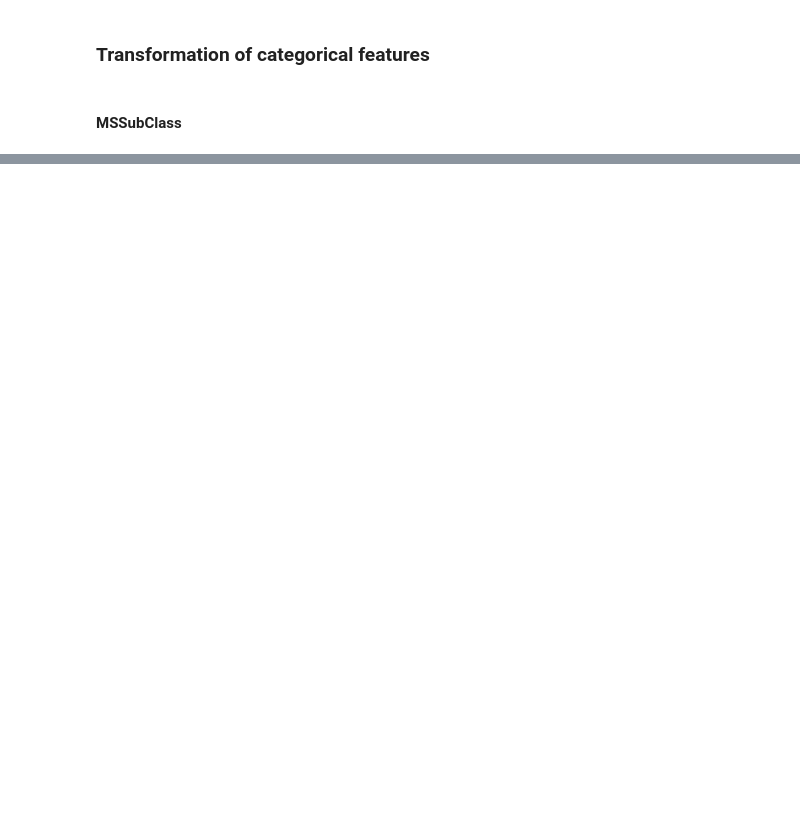
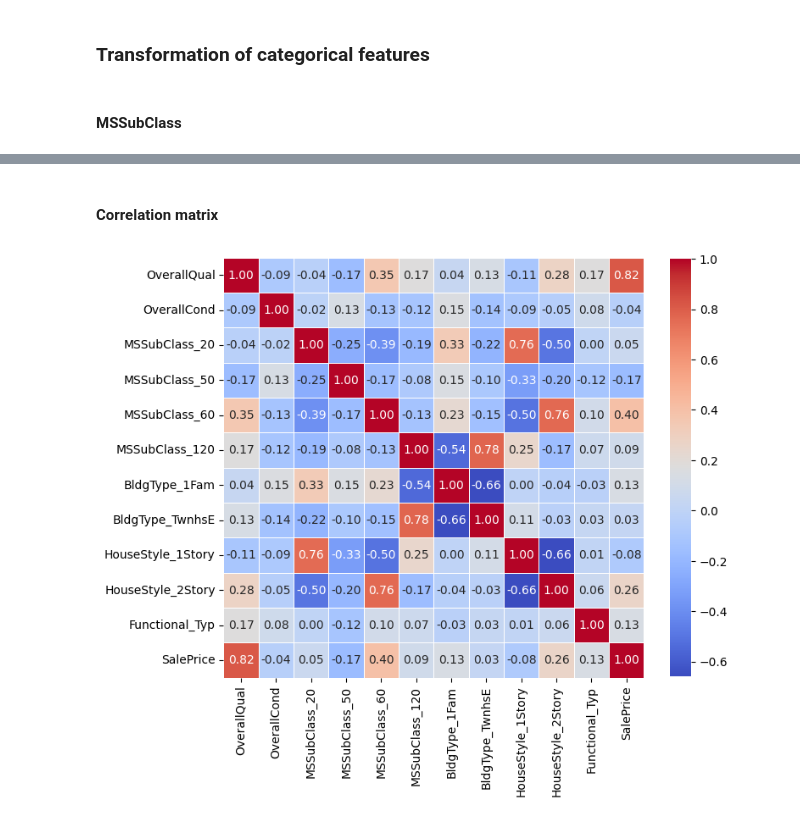
Before and after one commit to Jonik233/kaggle_house_prices, a Jupyter notebook: eda/main_eda.ipynb, the cells around one changed output, grey strips where cells are left out. Saved outputs shown, nothing was run; the diff lists cells and outputs as text; code cells hidden in the pictures; blank space fills up the shorter version.

Commit message:
Added transformation of categorical features from house_general_eda notebook

```diff
--- a/eda/main_eda.ipynb
+++ b/eda/main_eda.ipynb
@@ -217,0 +401,16 @@ plt.show()
+# %% [markdown]
+#### Correlation matrix
+# %%
+CATEGORICAL_COLUMNS_TO_USE = ["OverallQual", "OverallCond",
+                              "MSSubClass_20", "MSSubClass_50", "MSSubClass_60", "MSSubClass_120",
+                              "BldgType_1Fam", "BldgType_TwnhsE",
+                              "HouseStyle_1Story", "HouseStyle_2Story",
+                              "Functional_Typ"]
+
+df_categorical = df[CATEGORICAL_COLUMNS_TO_USE + ["SalePrice"]]
+corr_matrix = df_categorical.corr()
+plt.figure(figsize=(8, 8))
+sns.heatmap(corr_matrix, annot=True, fmt=".2f", cmap='coolwarm', linewidths=0.5, cbar_kws={"shrink": .8}, square=True)
+plt.show()
+# %% [output]
+[figure, added]
```
Also changed, not shown: parts of 29 cells of this notebook.
